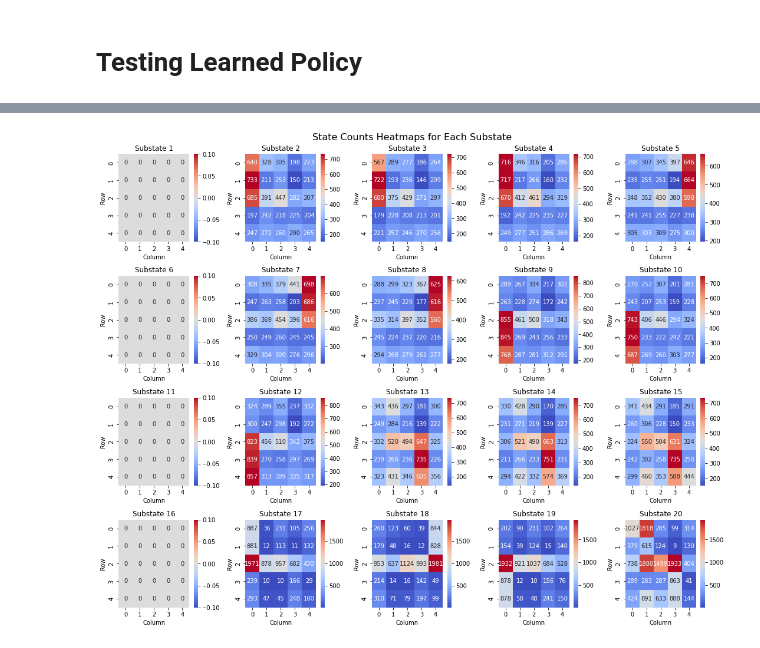
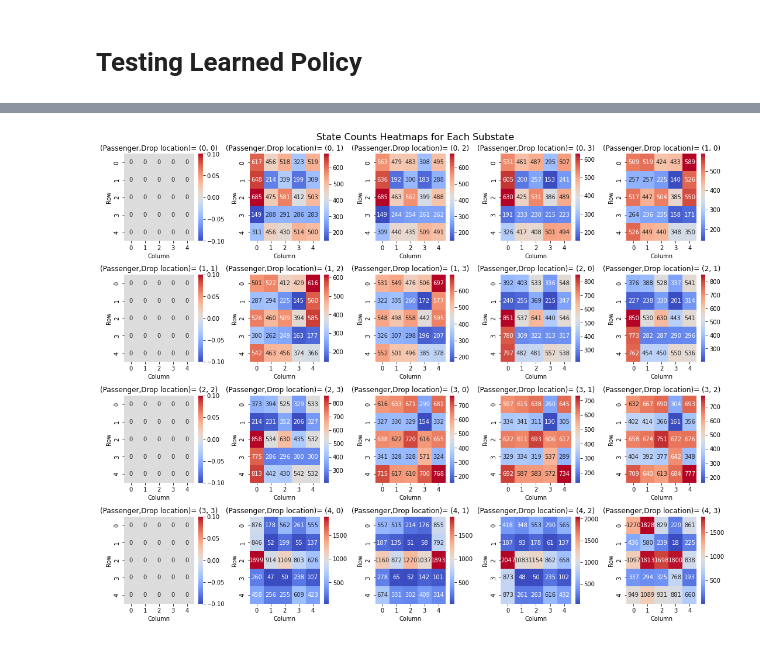
Before and after one commit to KeerthivasanIITMadras/CS6700-Reinforcement_learning-PA3, a Jupyter notebook: smdp.ipynb, the cells around one changed output, grey strips where cells are left out. Saved outputs shown, nothing was run; the diff lists cells and outputs as text; code cells hidden in the pictures.

```diff
--- a/smdp.ipynb
+++ b/smdp.ipynb
@@ -73,7 +77,7 @@ from collections import deque
 # goal  =[red,green,yellow,blue]
 goals = {0: [0, 0], 1: [0, 4], 2: [4, 0], 3: [4, 3]}
 gamma = 0.9
-alpha = 0.7
+alpha = 0.1
 number_options = 4
 nPas = 5  # number of passengger locations
 nDrops = 4  # number of drop locations
@@ -83,10 +87,11 @@ Qopt = {i: np.zeros((25, 4))
         for i in range(number_options)}
 
 Q_smdp = np.zeros((nPas*nDrops, number_options))
+state_counts = np.zeros((25, nPas*nDrops))
 epsilon = [0.1 for i in range(number_options)]
 epsilon_min = 0.01
 decay_factor = 0.99
-episodes = 1000
+episodes = 2000
 count = 0
 rewards_smdp = []
 goal = {0: [0, 0], 1: [0, 4], 2: [4, 0], 3: [4, 3]}
@@ -109,8 +114,11 @@ for i in range(episodes):
         while not optdone and not done:
             optact, optdone = Option(
                 Qopt, state, action, goal, epsilon[action])
+
             taxi_row, taxi_col, passenger_location_id, drop_location_id = env.decode(
                 state)
+            dropgridno_old = get_grid_no_drop(
+                passenger_location_id, drop_location_id)
             next_state, reward, done, _, _ = env.step(optact)
             taxi_row_new, taxi_col_new, passenger_location_id, drop_location_id = env.decode(
                 next_state)
@@ -121,9 +129,12 @@ for i in range(episodes):
                 epsilon_min, epsilon[action]*decay_factor)
             reward_surr = reward
             if optact < 4:
+
                 Qopt[action][xy_to_state(taxi_row, taxi_col), optact] = Qopt[action][xy_to_state(taxi_row, taxi_col), optact]+alpha*(
                     reward_surr+gamma*np.max(Qopt[action][xy_to_state(taxi_row_new, taxi_col_new), :])-Qopt[action][xy_to_state(taxi_row, taxi_col), optact])
             state = next_state
+
+            state_counts[5*taxi_row_new+taxi_col_new, dropgridno_old] += 1
         taxi_row_new, taxi_col_new, passenger_location_id, drop_location_id = env.decode(
             state)
         dropgridno_new = get_grid_no_drop(
@@ -135,6 +146,7 @@ for i in range(episodes):
         taxi_row_new, taxi_col_new, passenger_location_id, drop_location_id = env.decode(
             state)
         # this is where the smdp update is done
+        # state_counts[5*taxi_row_prev+taxi_col_prev, dropgridno_old] += 1
         Q_smdp[dropgridno_old, action] += alpha*(reward_bar+(gamma**k)*np.max(
             Q_smdp[dropgridno_new, :])-Q_smdp[dropgridno_old, action])
         taxi_row, taxi_col, passenger_location_id, drop_location_id = env.decode(
@@ -180,6 +205,7 @@ state, _ = env.reset()
 done = False
 q_values_SMDP = Q_smdp
 net_reward = 0
+x, y, pas, drop = env.decode(state)
 subState = nDrops*pas+drop
 print(f"Runnning the training for substate={subState}")
 while not done:
@@ -204,0 +231,24 @@ Net reward for this substate = 7
+# %%
+import seaborn as sns
+state_array = np.array(state_counts, dtype="int")
+num_substates = 20
+fig, axes = plt.subplots(4, 5, figsize=(15, 12))
+
+for substate in range(num_substates):
+    substate_counts_1d = state_array[:, substate]
+    substate_counts_2d = substate_counts_1d.reshape((5, 5))
+
+    ax = axes[substate // 5, substate % 5]
+
+    sns.heatmap(substate_counts_2d, annot=True,
+                cmap='coolwarm', fmt='d', ax=ax)
+
+    ax.set_title(
+        f'(Passenger,Drop location)= {substate//nDrops,substate%nDrops}')
+
+    ax.set_xlabel('Column')
+    ax.set_ylabel('Row')
+
+fig.suptitle('State Counts Heatmaps for Each Substate', fontsize=16)
+plt.tight_layout()
+plt.show()
@@ -250,7 +302,7 @@ state, _ = env.reset()
 
 number_drops = 0
 gamma = 0.9
-alpha = 0.5
+alpha = 0.1
 number_options = 4
 nPas = 5  # number of passengger locations
 nDrops = 4  # number of drop locations
@@ -265,7 +317,7 @@ count = 0
 rewards_smdp = []
 # goal = {'top_x': 0, 'left_y': 0, 'bottom_x': 4, 'right_y': 4}
 # action 0, 1 2 3  N S E W
-eps_q = 1
+eps_q = 0.1
 score_history = deque(maxlen=100)
 number_drops = 0
 for i in range(episodes):
@@ -361,27 +427,28 @@ Episode 3500 : Average Reward = -25.82  Number_drops:3497 steps:19
 # %%
 state_array = np.array(state_counts, dtype="int")
 num_substates = 20
 fig, axes = plt.subplots(4, 5, figsize=(15, 12))
 
 for substate in range(num_substates):
     substate_counts_1d = state_array[:, substate]
     substate_counts_2d = substate_counts_1d.reshape((5, 5))
 
     ax = axes[substate // 5, substate % 5]
 
     sns.heatmap(substate_counts_2d, annot=True,
                 cmap='coolwarm', fmt='d', ax=ax)
 
-    ax.set_title(f'Substate {substate + 1}')
+    ax.set_title(
+        f'(Passenger,Drop location)= {substate//nDrops,substate%nDrops}')
 
     ax.set_xlabel('Column')
     ax.set_ylabel('Row')
 
 fig.suptitle('State Counts Heatmaps for Each Substate', fontsize=16)
 plt.tight_layout()
 plt.show()
 # %% [output]
-[figure, old version]
+[figure, new version]
 # %%
 env = gym.make("Taxi-v3", render_mode="human")
 state, _ = env.reset()
```
Also changed, not shown: parts of 18 cells of this notebook, 8 other files.
